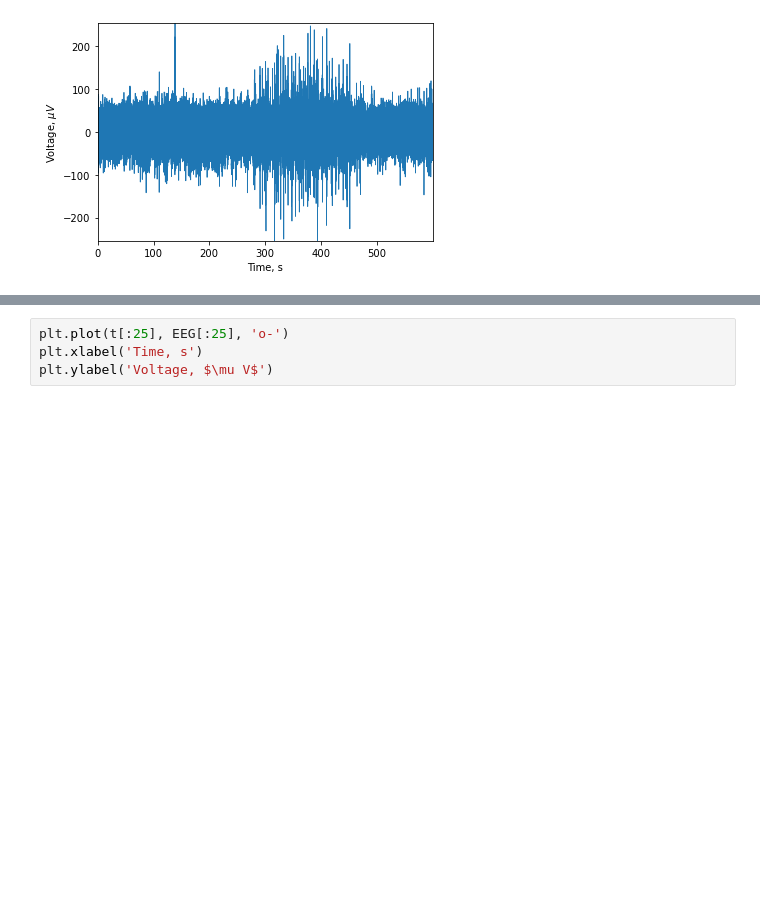
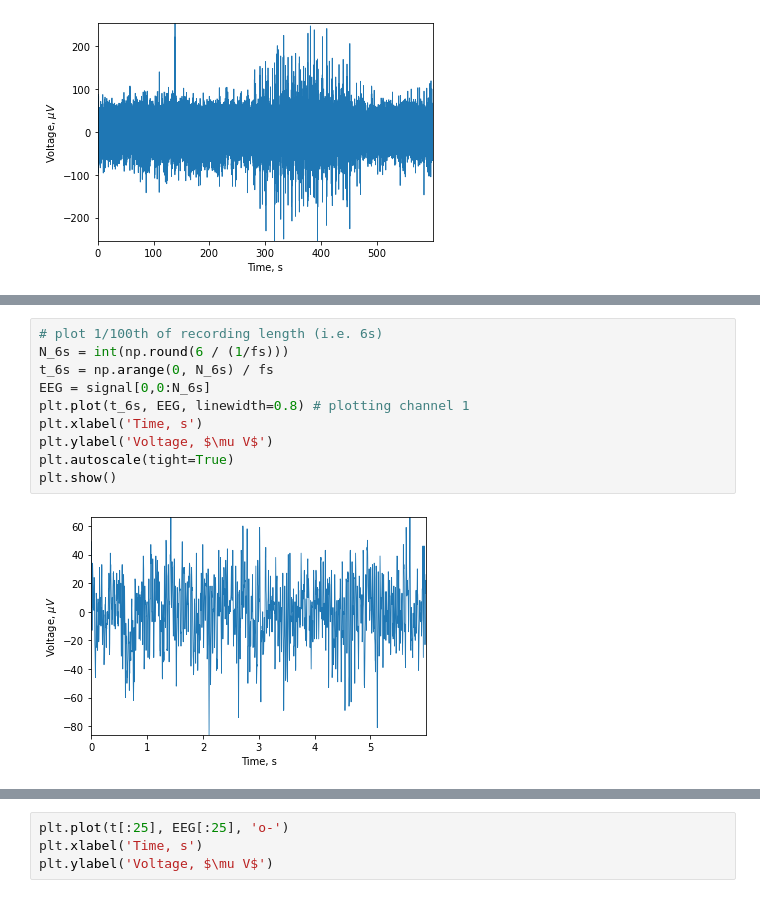
Before and after one commit to samisnotinsane/aes-kaggle-seizure-prediction, a Jupyter notebook: torch_loader.ipynb, the cells around one changed output, grey strips where cells are left out. Saved outputs shown, nothing was run; the diff lists cells and outputs as text; blank space fills up the shorter version.

```diff
--- a/torch_loader.ipynb
+++ b/torch_loader.ipynb
@@ -209,0 +218,12 @@ EEG.shape
+# %%
+# plot 1/100th of recording length (i.e. 6s)
+N_6s = int(np.round(6 / (1/fs)))
+t_6s = np.arange(0, N_6s) / fs
+EEG = signal[0,0:N_6s]
+plt.plot(t_6s, EEG, linewidth=0.8) # plotting channel 1
+plt.xlabel('Time, s')
+plt.ylabel('Voltage, $\mu V$')
+plt.autoscale(tight=True)
+plt.show()
+# %% [output]
+[figure, added]
```
Also changed, not shown: parts of 7 cells of this notebook.
